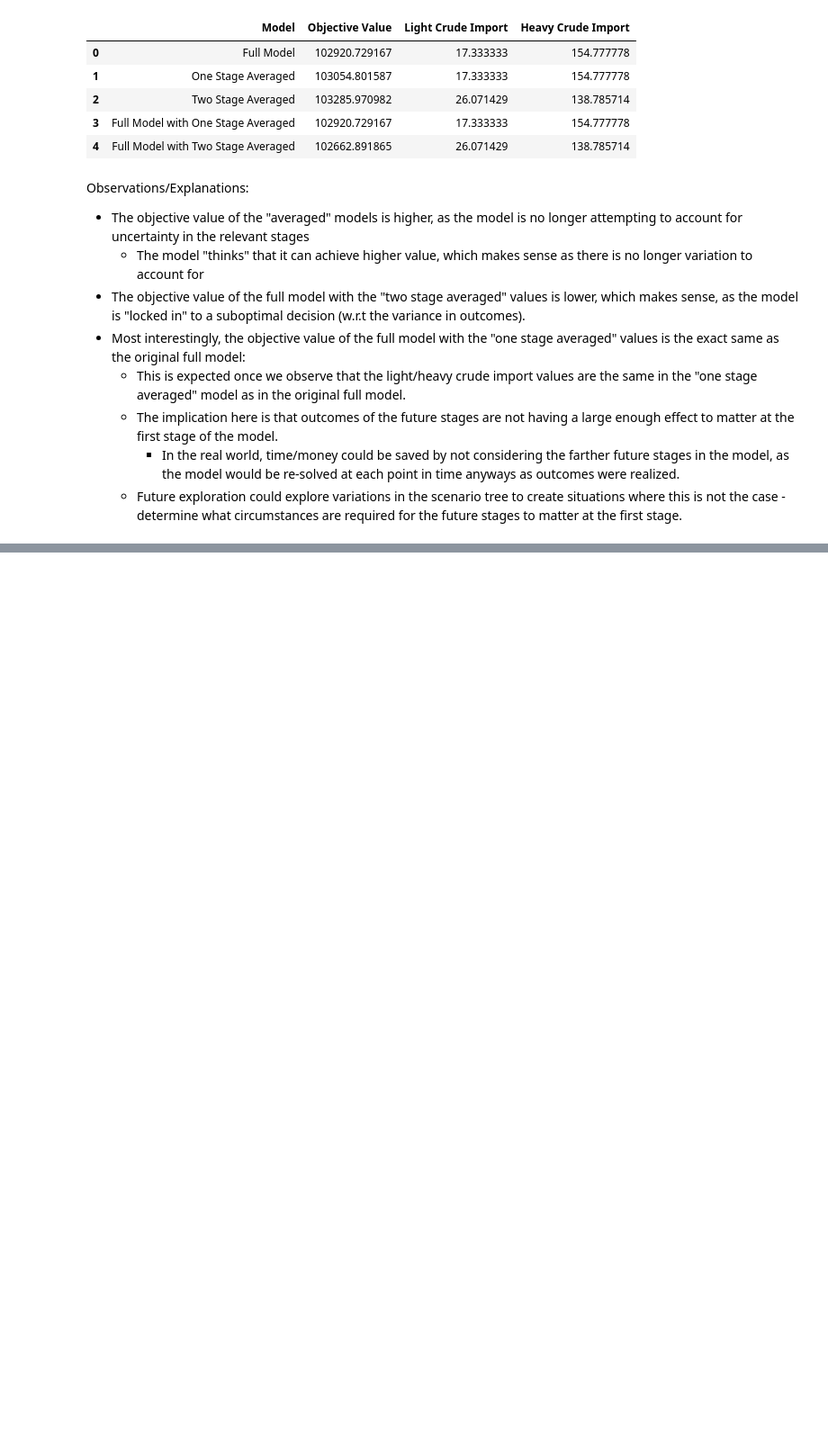
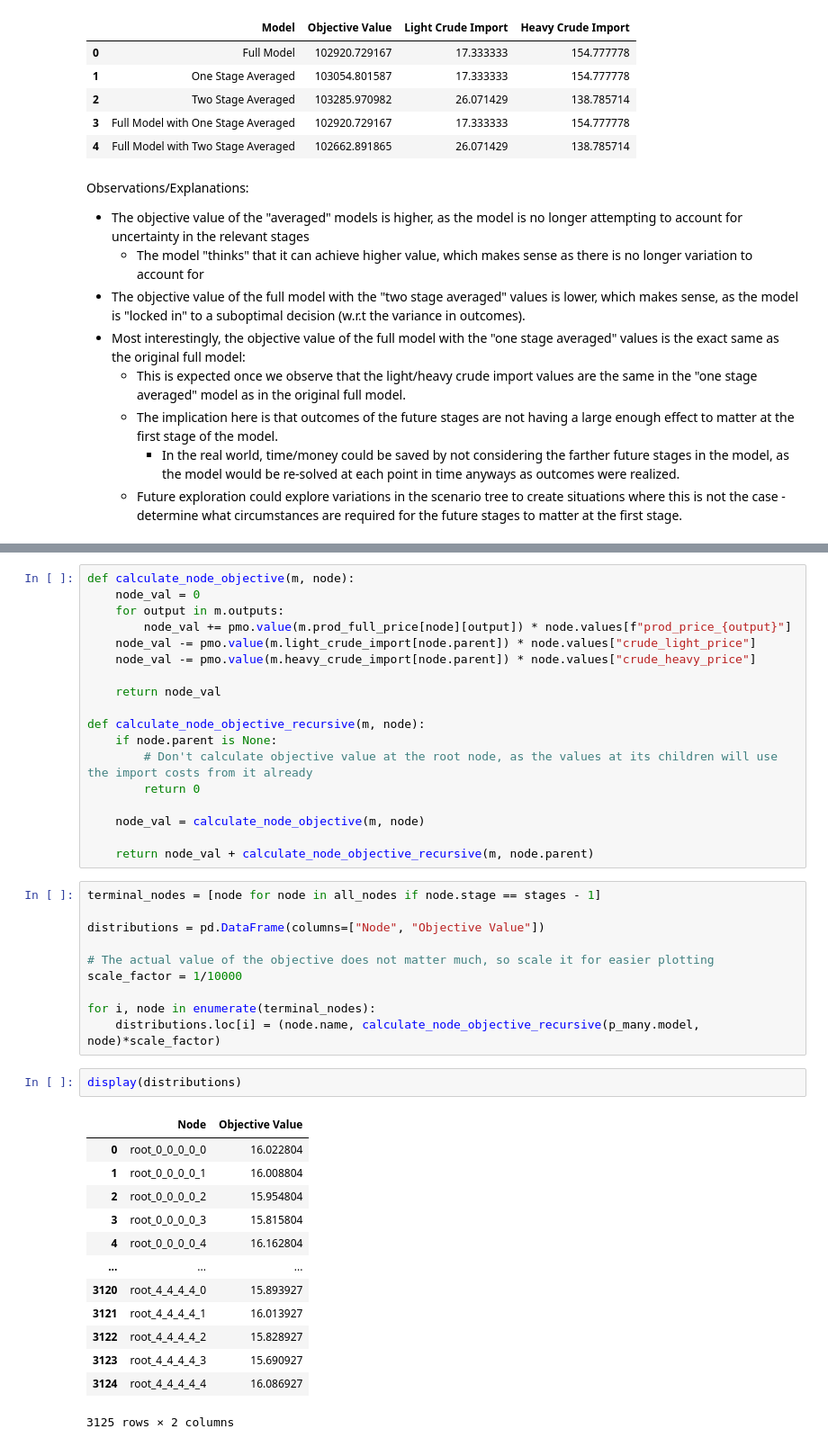
Before and after one commit to mbrigdan/plantOpt, a Jupyter notebook: plant_opt/compare_stochastic_nb.ipynb, the cells around one changed output, grey strips where cells are left out. Shown at 90% size. Cells and saved outputs as stored; diff of their text form; blank space fills up the shorter version.

```diff
--- a/plant_opt/compare_stochastic_nb.ipynb
+++ b/plant_opt/compare_stochastic_nb.ipynb
@@ -270,0 +286,44 @@ Observations/Explanations:
+# %%
+def calculate_node_objective(m, node):
+    node_val = 0
+    for output in m.outputs:
+        node_val += pmo.value(m.prod_full_price[node][output]) * node.values[f"prod_price_{output}"]
+    node_val -= pmo.value(m.light_crude_import[node.parent]) * node.values["crude_light_price"]
+    node_val -= pmo.value(m.heavy_crude_import[node.parent]) * node.values["crude_heavy_price"]
+
+    return node_val
+
+def calculate_node_objective_recursive(m, node):
+    if node.parent is None:
+        # Don't calculate objective value at the root node, as the values at its children will use the import costs from it already
+        return 0
+
+    node_val = calculate_node_objective(m, node)
+
+    return node_val + calculate_node_objective_recursive(m, node.parent)
+# %%
+terminal_nodes = [node for node in all_nodes if node.stage == stages - 1]
+
+distributions = pd.DataFrame(columns=["Node", "Objective Value"])
+
+# The actual value of the objective does not matter much, so scale it for easier plotting
+scale_factor = 1/10000
+
+for i, node in enumerate(terminal_nodes):
+    distributions.loc[i] = (node.name, calculate_node_objective_recursive(p_many.model, node)*scale_factor)
+# %%
+display(distributions)
+# %% [output]
+|  | Node | Objective Value |
+| 0 | root_0_0_0_0_0 | 16.022804 |
+| 1 | root_0_0_0_0_1 | 16.008804 |
+| 2 | root_0_0_0_0_2 | 15.954804 |
+| 3 | root_0_0_0_0_3 | 15.815804 |
+| 4 | root_0_0_0_0_4 | 16.162804 |
+| ... | ... | ... |
+| 3120 | root_4_4_4_4_0 | 15.893927 |
+| 3121 | root_4_4_4_4_1 | 16.013927 |
+| 3122 | root_4_4_4_4_2 | 15.828927 |
+| 3123 | root_4_4_4_4_3 | 15.690927 |
+| 3124 | root_4_4_4_4_4 | 16.086927 |
+3125 rows × 2 columns
```
Also changed, not shown: parts of 4 cells of this notebook, 3 other files.
